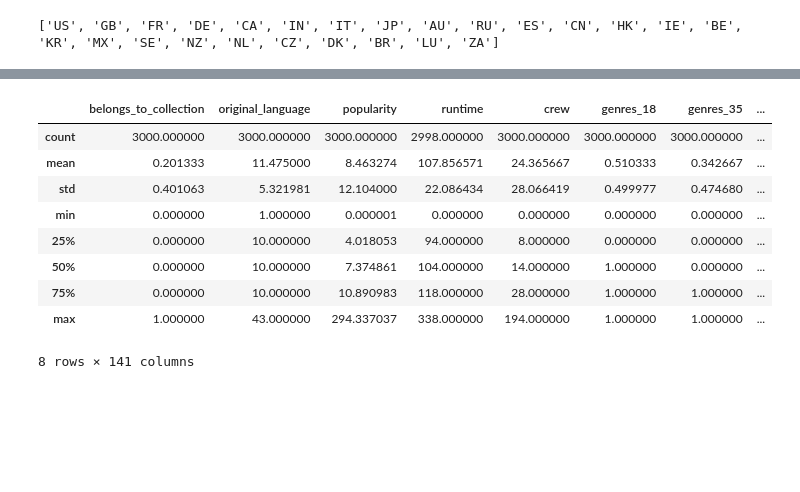
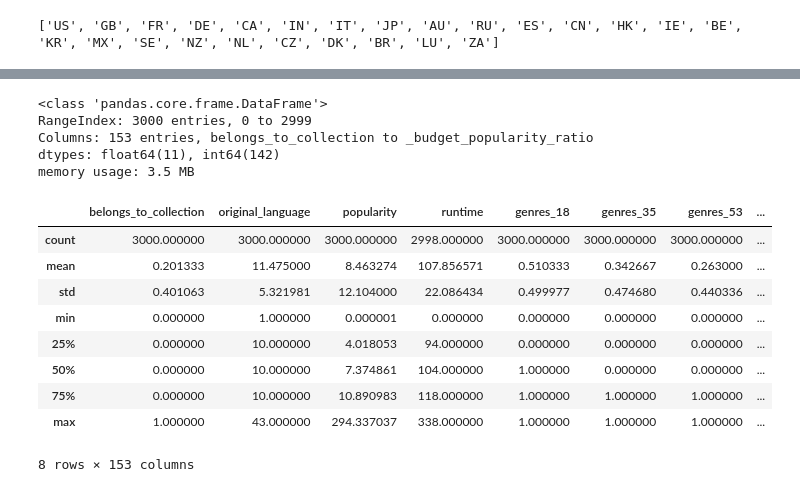
Before and after one commit to soohan-ahn/kaggle_practice, a Jupyter notebook: tmdb_box_office/TMDB Box Office Model.ipynb, the cells around one changed output, grey strips where cells are left out. Drawn from its saved outputs; the diff is of its cells as text; code cells hidden in the pictures; blank space fills up the shorter version.

```diff
--- a/tmdb_box_office/TMDB Box Office Model.ipynb
+++ b/tmdb_box_office/TMDB Box Office Model.ipynb
@@ -263,9 +263,11 @@ test.crew = test.crew.map(lambda x: len(get_dictionary(x)))
 for col in ['title', 'tagline', 'overview', 'original_title']:
     train['len_' + col] = train[col].fillna('').apply(lambda x: len(str(x)))
     test['len_' + col] = test[col].fillna('').apply(lambda x: len(str(x)))
+    train['word_count_' + col] = train[col].str.split().str.len()
+    test['word_count_' + col] = test[col].str.split().str.len()
 # %%
-train.drop(['cast', 'status', 'production_countries', 'spoken_languages', 'Keywords', 'genres', 'production_companies', 'original_title', 'title', 'tagline', 'overview', 'homepage', 'imdb_id', 'poster_path'], inplace=True, axis = 1)
-test.drop(['cast', 'status', 'production_countries', 'spoken_languages', 'Keywords', 'genres', 'production_companies', 'original_title', 'title', 'tagline', 'overview', 'homepage', 'imdb_id', 'poster_path'], inplace=True, axis = 1)
+train.drop(['crew', 'cast', 'status', 'production_countries', 'spoken_languages', 'Keywords', 'genres', 'production_companies', 'original_title', 'title', 'tagline', 'overview', 'homepage', 'imdb_id', 'poster_path'], inplace=True, axis = 1)
+test.drop(['crew', 'cast', 'status', 'production_countries', 'spoken_languages', 'Keywords', 'genres', 'production_companies', 'original_title', 'title', 'tagline', 'overview', 'homepage', 'imdb_id', 'poster_path'], inplace=True, axis = 1)
 # %%
 
 train[['release_month','release_day','release_year']]=train['release_date'].str.split('/',expand=True).replace(np.nan, 0).astype(int)
@@ -277,5 +279,14 @@ train.loc[ (train['release_year'] > 18)  & (train['release_year'] < 100), "relea
 test.loc[ (test['release_year'] <= 18) & (test['release_year'] < 100), "release_year"] += 2000
 test.loc[ (test['release_year'] > 18)  & (test['release_year'] < 100), "release_year"] += 1900
 
+train_releaseDate = pd.to_datetime(train['release_date'])
+train['release_dayofweek'] = train_releaseDate.dt.dayofweek
+train['release_quarter'] = train_releaseDate.dt.quarter
+
+test_releaseDate = pd.to_datetime(test['release_date'])
+test['release_dayofweek'] = test_releaseDate.dt.dayofweek
+test['release_quarter'] = test_releaseDate.dt.quarter
+
+
 list_of_release_year = list(train.release_year.map(lambda x: x).values)
 #Counter([j for j in list_of_release_year]).most_common()
@@ -285,3 +293,24 @@ test['_budget_year_ratio'] = (test['budget']/(test['release_year']*test['release
+# %%
+train['_budget_year_ratio'] = (train['budget']/(train['release_year']*train['release_year']))
+test['_budget_year_ratio'] = (test['budget']/(test['release_year']*test['release_year']))
+
+train['_budget_runtime_ratio'] = (train['budget']/train['runtime'])
+test['_budget_runtime_ratio'] = (test['budget']/test['runtime'])
+
+train['_runtime_year_ratio'] = (train['runtime']/train['release_year'])
+test['_runtime_year_ratio'] = (test['runtime']/test['release_year'])
+
+train['_budget_cast_ratio'] = (train['budget']/train['num_of_cast'])
+test['_budget_cast_ratio'] = (test['budget']/test['num_of_cast'])
+
+train['_budget_crew_ratio'] = (train['budget']/train['num_of_crew'])
+test['_budget_crew_ratio'] = (test['budget']/test['num_of_crew'])
+
+train['_runtime_cast_ratio'] = (train['runtime']/train['num_of_cast'])
+test['_runtime_cast_ratio'] = (test['runtime']/test['num_of_cast'])
+
+train['_budget_popularity_ratio'] = (train['budget']/train['popularity'])
+test['_budget_popularity_ratio'] = (test['budget']/test['popularity'])
 # %%
 train.drop(['release_date', 'budget'], inplace=True, axis = 1)
 test.drop(['release_date', 'budget'], inplace=True, axis = 1)
@@ -498,13 +527,19 @@ Name: 0, Length: 143, dtype: float64
 # %%
+train.info()
 train.describe(include='all')
 # %% [output]
+<class 'pandas.core.frame.DataFrame'>
+RangeIndex: 3000 entries, 0 to 2999
+Columns: 153 entries, belongs_to_collection to _budget_popularity_ratio
+dtypes: float64(11), int64(142)
+memory usage: 3.5 MB
-|  | belongs_to_collection | original_language | popularity | runtime | crew | genres_18 | genres_35 | ... |
+|  | belongs_to_collection | original_language | popularity | runtime | genres_18 | genres_35 | genres_53 | ... |
 | count | 3000.000000 | 3000.000000 | 3000.000000 | 2998.000000 | 3000.000000 | 3000.000000 | 3000.000000 | ... |
-| mean | 0.201333 | 11.475000 | 8.463274 | 107.856571 | 24.365667 | 0.510333 | 0.342667 | ... |
-| std | 0.401063 | 5.321981 | 12.104000 | 22.086434 | 28.066419 | 0.499977 | 0.474680 | ... |
+| mean | 0.201333 | 11.475000 | 8.463274 | 107.856571 | 0.510333 | 0.342667 | 0.263000 | ... |
+| std | 0.401063 | 5.321981 | 12.104000 | 22.086434 | 0.499977 | 0.474680 | 0.440336 | ... |
 | min | 0.000000 | 1.000000 | 0.000001 | 0.000000 | 0.000000 | 0.000000 | 0.000000 | ... |
-| 25% | 0.000000 | 10.000000 | 4.018053 | 94.000000 | 8.000000 | 0.000000 | 0.000000 | ... |
-| 50% | 0.000000 | 10.000000 | 7.374861 | 104.000000 | 14.000000 | 1.000000 | 0.000000 | ... |
-| 75% | 0.000000 | 10.000000 | 10.890983 | 118.000000 | 28.000000 | 1.000000 | 1.000000 | ... |
-| max | 1.000000 | 43.000000 | 294.337037 | 338.000000 | 194.000000 | 1.000000 | 1.000000 | ... |
+| 25% | 0.000000 | 10.000000 | 4.018053 | 94.000000 | 0.000000 | 0.000000 | 0.000000 | ... |
+| 50% | 0.000000 | 10.000000 | 7.374861 | 104.000000 | 1.000000 | 0.000000 | 0.000000 | ... |
+| 75% | 0.000000 | 10.000000 | 10.890983 | 118.000000 | 1.000000 | 1.000000 | 1.000000 | ... |
+| max | 1.000000 | 43.000000 | 294.337037 | 338.000000 | 1.000000 | 1.000000 | 1.000000 | ... |
-8 rows × 141 columns
+8 rows × 153 columns
```
Also changed, not shown: parts of 7 cells of this notebook, 1 other file.
